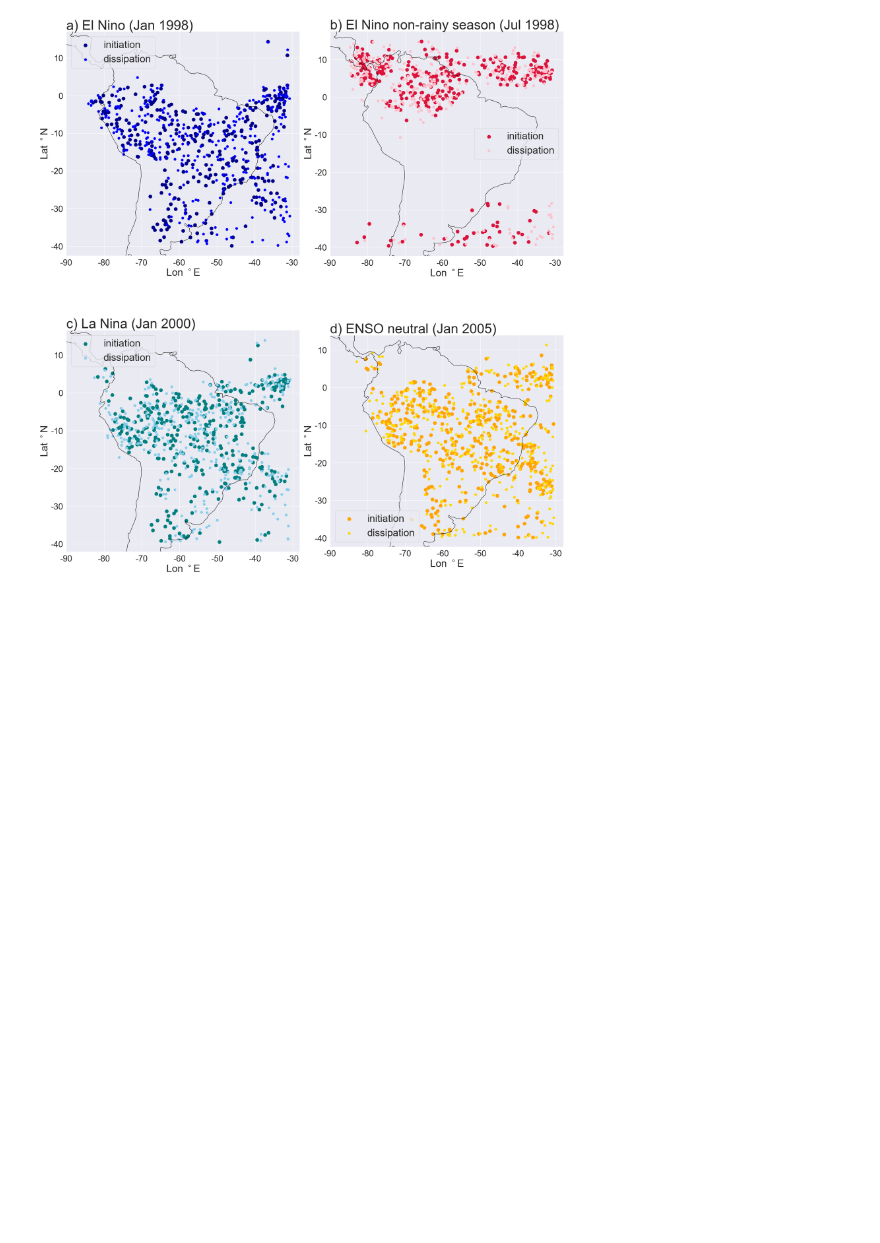
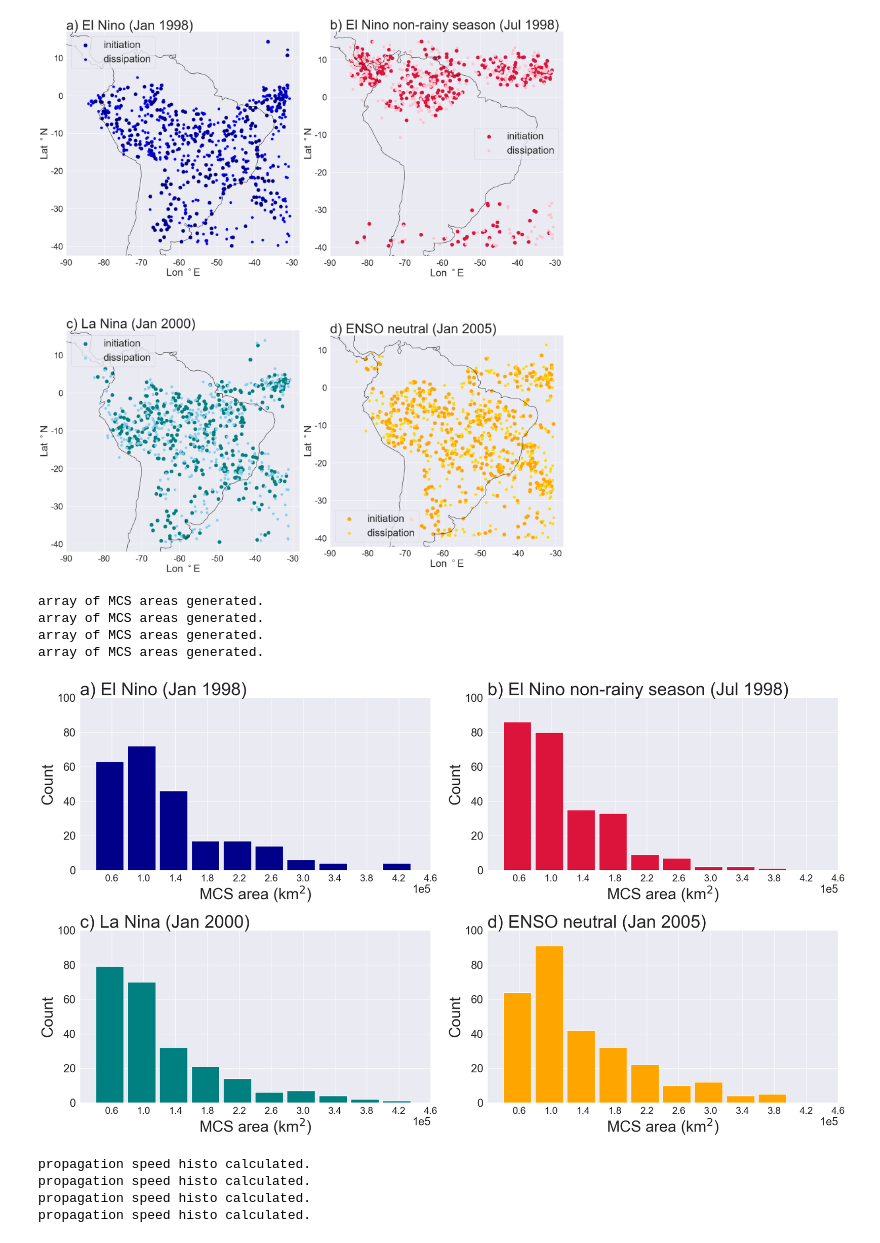
Before and after one commit to harrietgilmour/tobac_sensitivity, a Jupyter notebook: comparison_sensitivity_analysis.ipynb, the cells around one changed output. Cells and saved outputs as stored; diff of their text form; code cells hidden in the pictures; blank space fills up the shorter version.

```diff
--- a/comparison_sensitivity_analysis.ipynb
+++ b/comparison_sensitivity_analysis.ipynb
@@ -289,3 +289,72 @@ ax4.set_ylabel('Lat $^\circ$N',  fontsize=30)
 fig.tight_layout()
 # %% [output]
 [figure]
+# %%
+area_225_1998=functions.get_area(mcstracks_225_1998)
+area_225_jul=functions.get_area(mcstracks_225_jul)
+area_225_2000=functions.get_area(mcstracks_225_2000)
+area_225_2005=functions.get_area(mcstracks_225_2005)
+# %% [output]
+array of MCS areas generated.
+array of MCS areas generated.
+array of MCS areas generated.
+array of MCS areas generated.
+# %%
+#plot of initiation time of MCSs
+import seaborn as sns
+sns.set(font_scale=2)
+
+fig = plt.figure(figsize=(26,15))
+t = 40
+f= 35
+n = 25
+lf= 15
+
+
+ax1=plt.subplot(2,2,1)
+ax1.set_title('a) El Nino (Jan 1998) ', loc='left', fontsize= t )
+ax1.hist(area_225_1998,bins=[40000,80000,120000,160000,200000,240000,280000,320000,360000,400000,440000],width=35000,color= 'darkblue',align='mid')
+ax1.set_xlabel('MCS area (km$^{2}$)', fontsize= f)
+ax1.set_xticks([60000,100000,140000,180000,220000,260000,300000,340000,380000,420000,460000])
+ax1.set_yticks([0,20,40,60,80,100])
+ax1.set_yticklabels(ax1.get_yticks(),fontsize=n)
+ax1.ticklabel_format(style='sci', axis='x', scilimits=(0,0))
+ax1.xaxis.get_offset_text().set_fontsize(25)
+ax1.set_ylabel('Count',fontsize=f)
+
+ax2=plt.subplot(2,2,2)
+ax2.set_title('b) El Nino non-rainy season (Jul 1998) ', loc='left', fontsize= t )
+ax2.hist(area_225_jul,bins=[40000,80000,120000,160000,200000,240000,280000,320000,360000,400000,440000],width=35000,color= 'crimson',align='mid')
+ax2.set_xlabel('MCS area (km$^{2}$)', fontsize= f)
+ax2.set_xticks([60000,100000,140000,180000,220000,260000,300000,340000,380000,420000,460000])
+ax2.set_yticks([0,20,40,60,80,100])
+ax2.set_yticklabels(ax1.get_yticks(),fontsize=n)
+ax2.ticklabel_format(style='sci', axis='x', scilimits=(0,0))
+ax2.xaxis.get_offset_text().set_fontsize(25)
+ax2.set_ylabel('Count',fontsize=f)
+
+ax3=plt.subplot(2,2,3)
+ax3.set_title('c) La Nina (Jan 2000) ', loc='left', fontsize= t)
+ax3.hist(area_225_2000,bins=[40000,80000,120000,160000,200000,240000,280000,320000,360000,400000,440000],width=35000,color= 'teal',align='mid')
+ax3.set_xlabel('MCS area (km$^{2}$)', fontsize= f)
+ax3.set_xticks([60000,100000,140000,180000,220000,260000,300000,340000,380000,420000,460000])
+ax3.set_yticks([0,20,40,60,80,100])
+ax3.set_yticklabels(ax1.get_yticks(),fontsize=n)
+ax3.ticklabel_format(style='sci', axis='x', scilimits=(0,0))
+ax3.xaxis.get_offset_text().set_fontsize(25)
+ax3.set_ylabel('Count',fontsize=f)
+
+ax4=plt.subplot(2,2,4)
+ax4.set_title('d) ENSO neutral (Jan 2005) ', loc='left', fontsize= t )
+ax4.hist(area_225_2005,bins=[40000,80000,120000,160000,200000,240000,280000,320000,360000,400000,440000],width=35000,color= 'orange',align='mid')
+ax4.set_xlabel('MCS area (km$^{2}$)', fontsize= f)
+ax4.set_xticks([60000,100000,140000,180000,220000,260000,300000,340000,380000,420000,460000])
+ax4.set_yticks([0,20,40,60,80,100])
+ax4.set_yticklabels(ax1.get_yticks(),fontsize=n)
+ax4.ticklabel_format(style='sci', axis='x', scilimits=(0,0))
+ax4.xaxis.get_offset_text().set_fontsize(25)
+ax4.set_ylabel('Count',fontsize=f)
+
+fig.tight_layout()
+# %% [output]
+[figure, added]
@@ -291,0 +366,10 @@ fig.tight_layout()
+# %%
+velocity_225_1998=functions.get_v(vel_225_1998)
+velocity_225_jul=functions.get_v(vel_225_jul)
+velocity_225_2000=functions.get_v(vel_225_2000)
+velocity_225_2005=functions.get_v(vel_225_2005)
+# %% [output]
+propagation speed histo calculated.
+propagation speed histo calculated.
+propagation speed histo calculated.
+propagation speed histo calculated.
```
Also changed, not shown: parts of 15 cells of this notebook.
